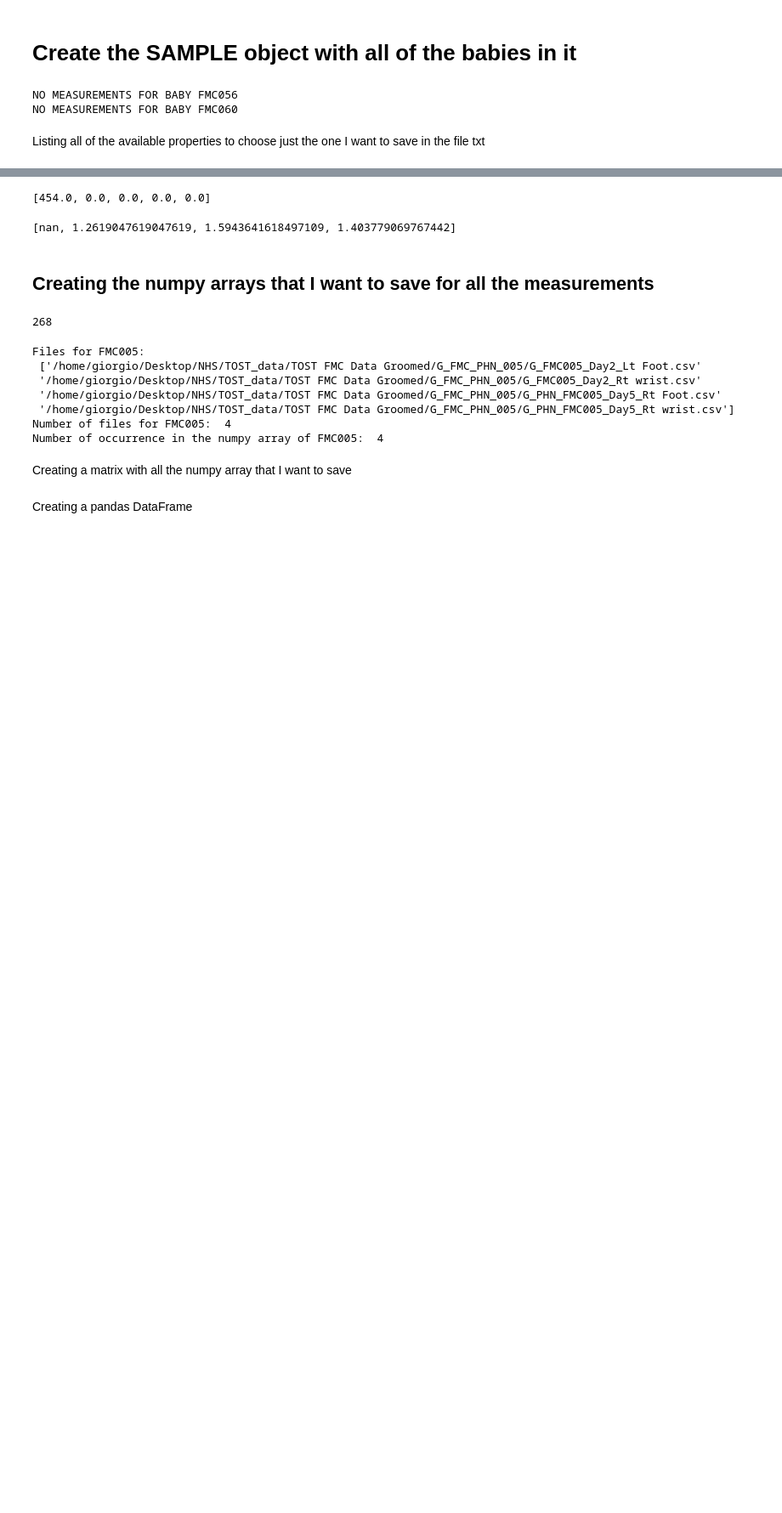
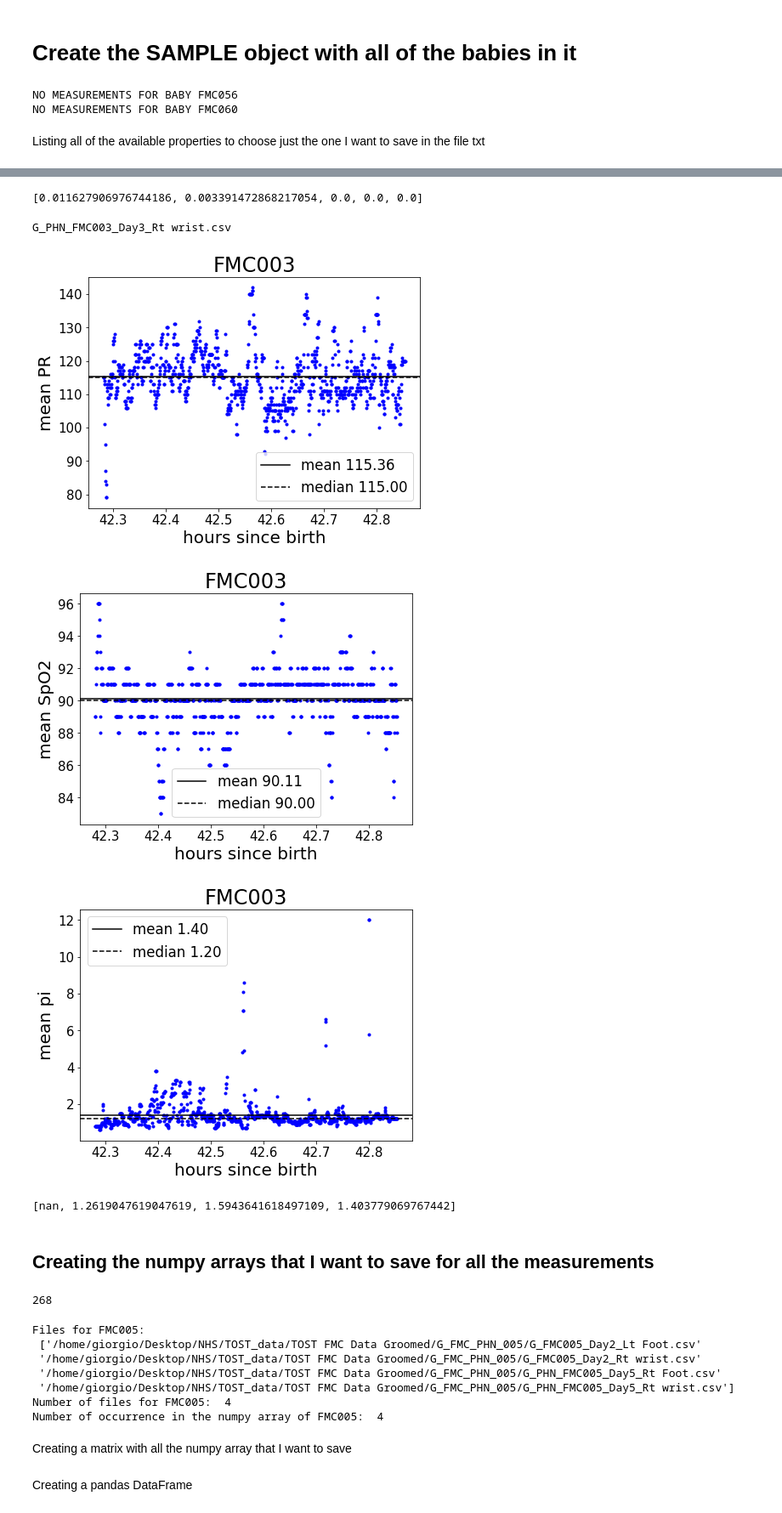
Before and after one commit to shisteve/NHS, a Jupyter notebook: 006_create_txt_average_values.ipynb, the cells around one changed output, grey strips where cells are left out. Shown at 85% size. Drawn from its saved outputs; the diff is of its cells as text; code cells hidden in the pictures; blank space fills up the shorter version.

```diff
--- a/006_create_txt_average_values.ipynb
+++ b/006_create_txt_average_values.ipynb
@@ -49,8 +49,15 @@ list(b.__dict__.keys())
  'has_been_PHN']
-# %%
-b.measurements_bradycardia_sec_pr[0]
-# %% [output]
-[454.0, 0.0, 0.0, 0.0, 0.0]
+# %%
+b.measurements_bradycardia_episodes_number_per_sec[3]
+# %% [output]
+[0.011627906976744186, 0.003391472868217054, 0.0, 0.0, 0.0]
+# %%
+b.plot_baby_measurements(filenumber=3)
+# %% [output]
+G_PHN_FMC003_Day3_Rt wrist.csv
+[figure, added]
+[figure, added]
+[figure, added]
 # %%
 b.measurements_PI_mean
 # %% [output]
```
Also changed, not shown: parts of 1 cell of this notebook.
